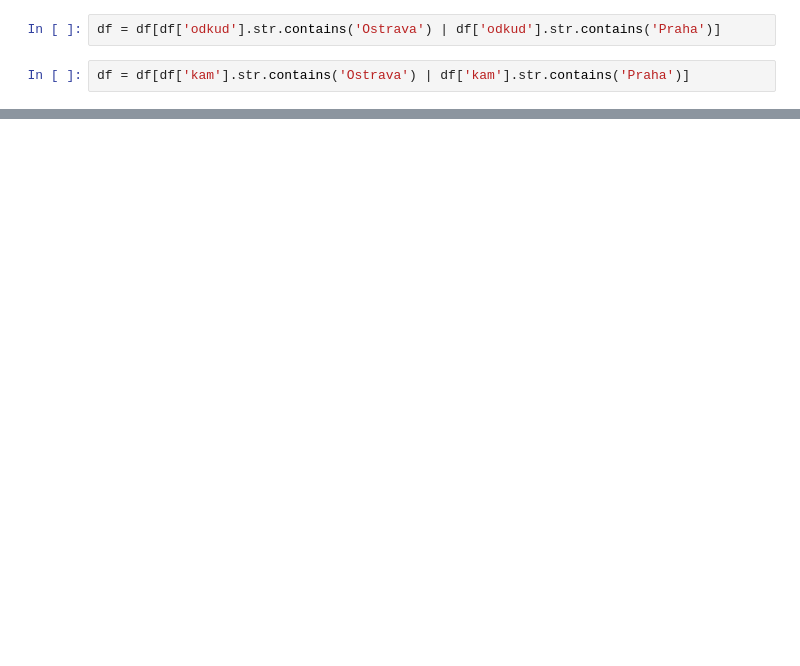
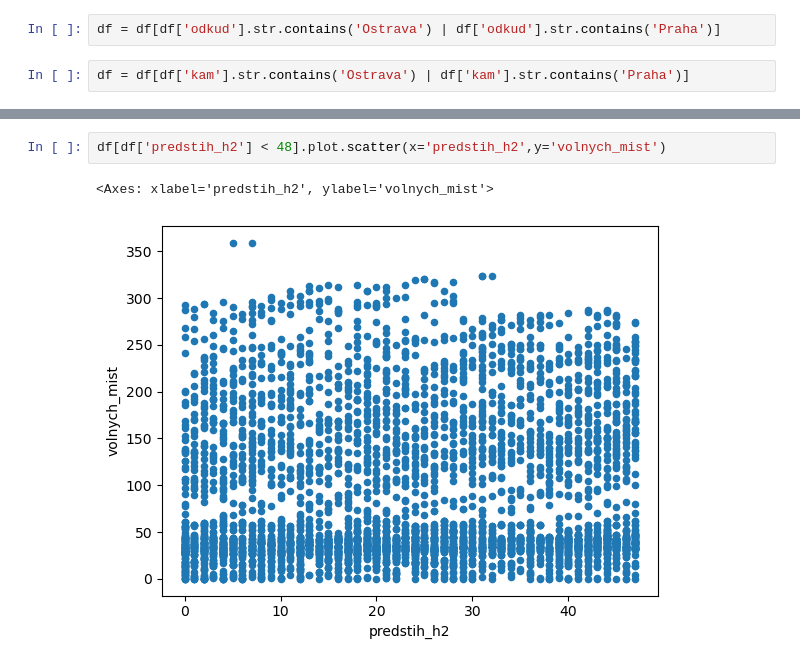
Before and after one commit to DataRozhlas/ceny-jizdenek, a Jupyter notebook: 101_ostrava_praha.ipynb, the cells around one changed output, grey strips where cells are left out. Saved outputs shown, nothing was run; the diff lists cells and outputs as text; blank space fills up the shorter version.

```diff
--- a/101_ostrava_praha.ipynb
+++ b/101_ostrava_praha.ipynb
@@ -59,0 +58,5 @@ df[df['odjezd'].dt.hour == 18]
+# %%
+df[df['predstih_h2'] < 48].plot.scatter(x='predstih_h2',y='volnych_mist')
+# %% [output]
+<Axes: xlabel='predstih_h2', ylabel='volnych_mist'>
+[figure, added]
```
Also changed, not shown: parts of 13 cells of this notebook, 14 other files.
